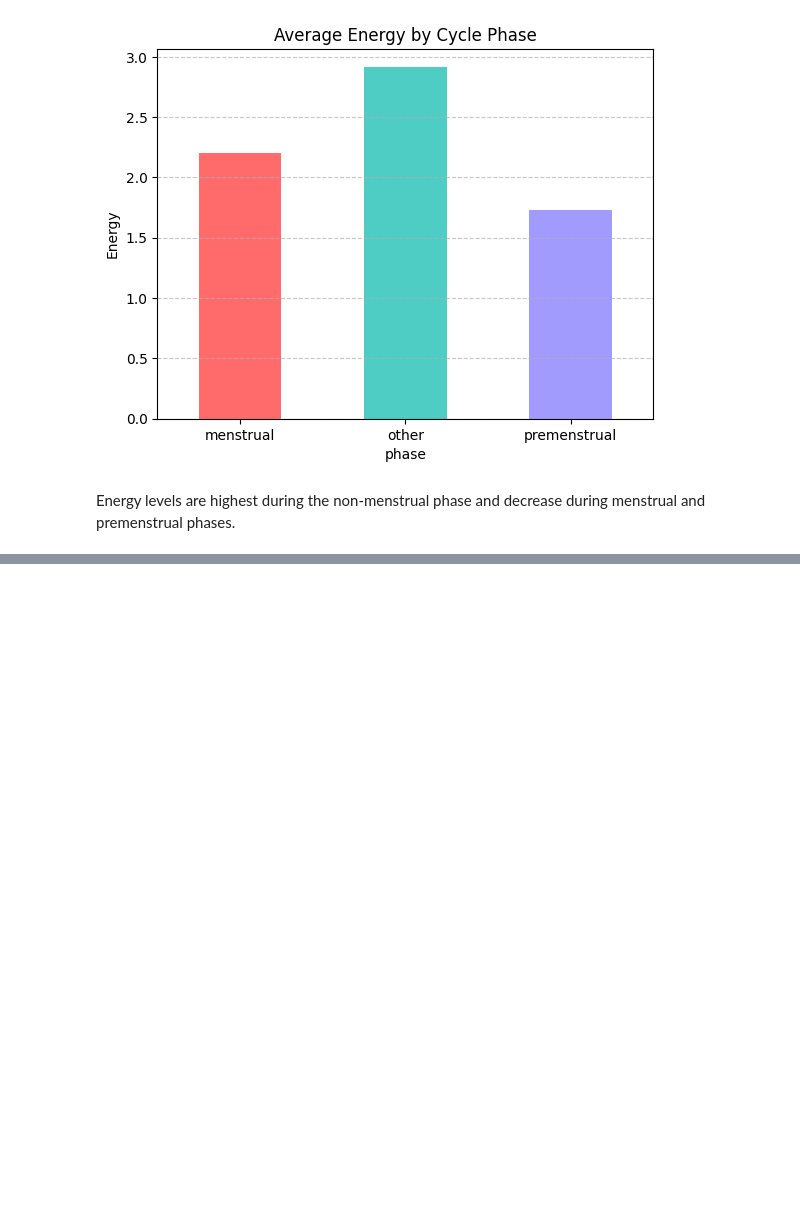
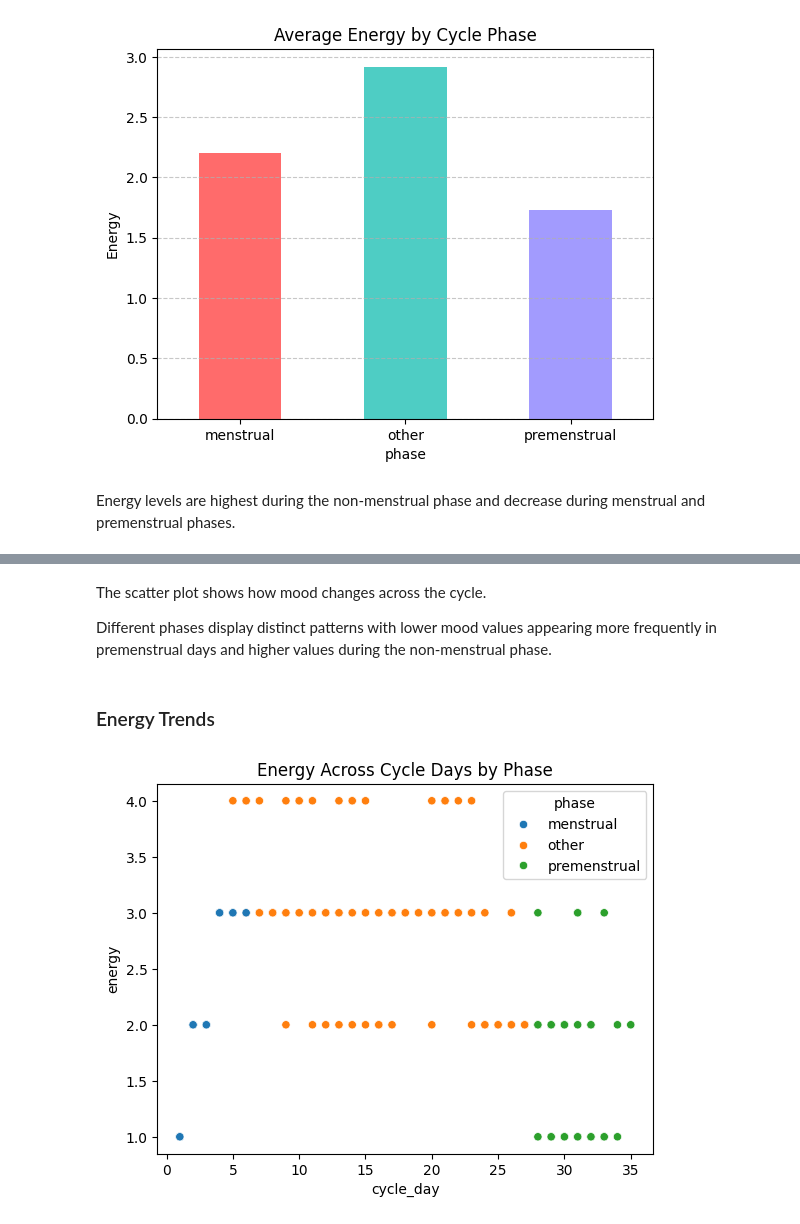
Before and after one commit to ilginemci/myapp, a Jupyter notebook: notebooks/02_eda.ipynb, the cells around one changed output, grey strips where cells are left out. Cells and saved outputs as stored; diff of their text form; code cells hidden in the pictures; blank space fills up the shorter version.

```diff
--- a/notebooks/02_eda.ipynb
+++ b/notebooks/02_eda.ipynb
@@ -84,0 +113,12 @@ Energy levels are highest during the non-menstrual phase and decrease during men
+# %% [markdown]
+The scatter plot shows how mood changes across the cycle.
+
+Different phases display distinct patterns with lower mood values appearing more frequently in premenstrual days and higher values during the non-menstrual phase.
+# %% [markdown]
+### Energy Trends
+# %%
+sns.scatterplot(data=df, x="cycle_day", y="energy", hue="phase")
+plt.title("Energy Across Cycle Days by Phase")
+plt.show()
+# %% [output]
+[figure, added]
```
Also changed, not shown: parts of 6 cells of this notebook.
